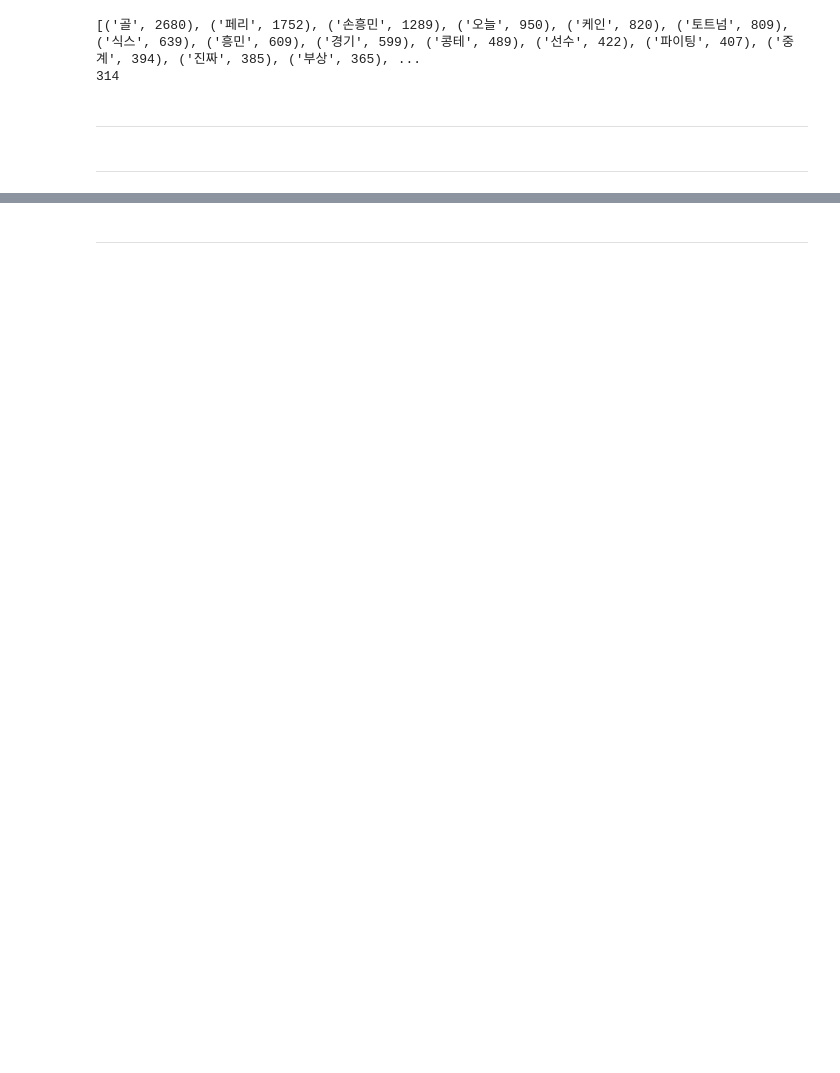
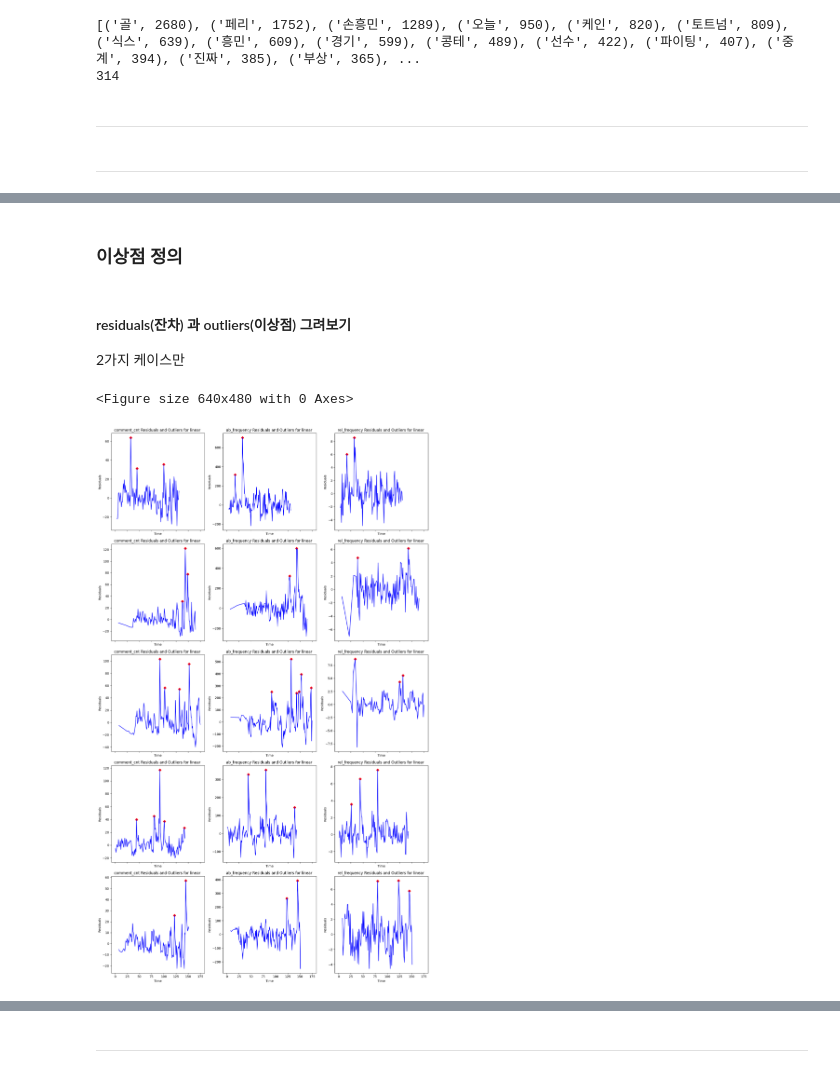
Before and after one commit to moon-jj/comments_project, a Jupyter notebook: code_source/5_data_handling_code.ipynb, the cells around one changed output, grey strips where cells are left out. Drawn from its saved outputs; the diff is of its cells as text; code cells hidden in the pictures; blank space fills up the shorter version.

```diff
--- a/code_source/5_data_handling_code.ipynb
+++ b/code_source/5_data_handling_code.ipynb
@@ -92,0 +911,2 @@ print(len(filtered_counts_noStopwords))
+# %% [markdown]
+### 이상점 정의
@@ -92,0 +955,64 @@ print(len(filtered_counts_noStopwords))
+# %% [markdown]
+#### residuals(잔차) 과 outliers(이상점) 그려보기
+
+2가지 케이스만
+# %%
+
+
+k_list = [1, 1.5, 2]
+
+data_df_list = {'comment_cnt' : comment_df_list,
+                'ab_frequency' : ab_df_list,
+                'rel_frequency' : rel_df_list}
+# %%
+#k=1.5, residuals_list_lin
+
+k =1.5
+
+
+import matplotlib.pyplot as plt
+
+def plot_residuals_and_outliers(ax, data_df_name, df, residuals_variables, k):
+    # 실제 잔차 플롯
+    ax.plot(df['time'], residuals_variables, label='linear Residuals', color='blue')
+
+
+    # 이상점 탐지
+    outlier_indices = identify_outliers(residuals_variables, k=k)
+    outlier_times = df['time'].iloc[outlier_indices]
+    outlier_values = residuals_variables[outlier_indices]
+
+    # 이상점 표시
+    ax.scatter(outlier_times, outlier_values, color='red', marker='D', label='Outliers')
+    ax.set_title(f'{data_df_name} Residuals and Outliers for linear ')
+    ax.set_xlabel('Time')
+    ax.set_ylabel('Residuals')
+
+# 5행 3열 그리드 생성
+fig, axes = plt.subplots(nrows=5, ncols=3, figsize=(15, 25), sharex=True, sharey=False)
+
+
+# 플롯 그리기
+i = 0
+for (data_df_name, df_scores), residuals_variables in zip(data_df_list.items(), residuals_list_lin): # residuals_list_con
+    for df, residuals in zip(df_scores, residuals_variables):
+        # 열 우선 인덱싱으로 행과 열 결정
+        col = i // 5  # 열 인덱스
+        row = i % 5   # 행 인덱스
+
+        # 축 선택
+        ax = axes[row, col]
+
+
+        plot_residuals_and_outliers(ax, data_df_name, df, residuals, k)
+
+        i += 1
+        if i >= 15:  # 최대 15개의 플롯만 그림
+            break
+
+
+plt.tight_layout()
+plt.show()
+# %% [output]
+<Figure size 640x480 with 0 Axes>
+[figure, added]
```
Also changed, not shown: parts of 67 cells of this notebook.
